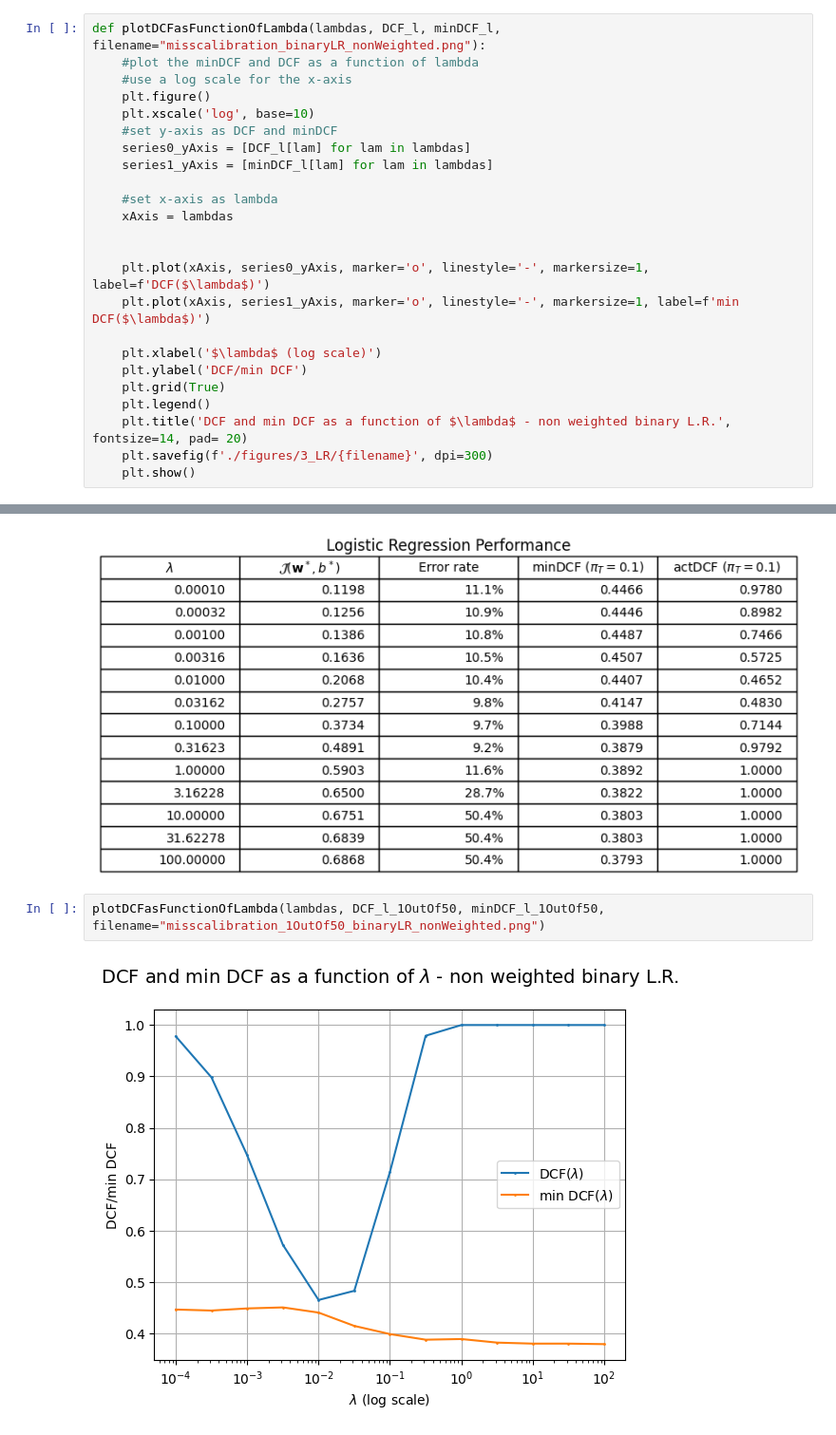
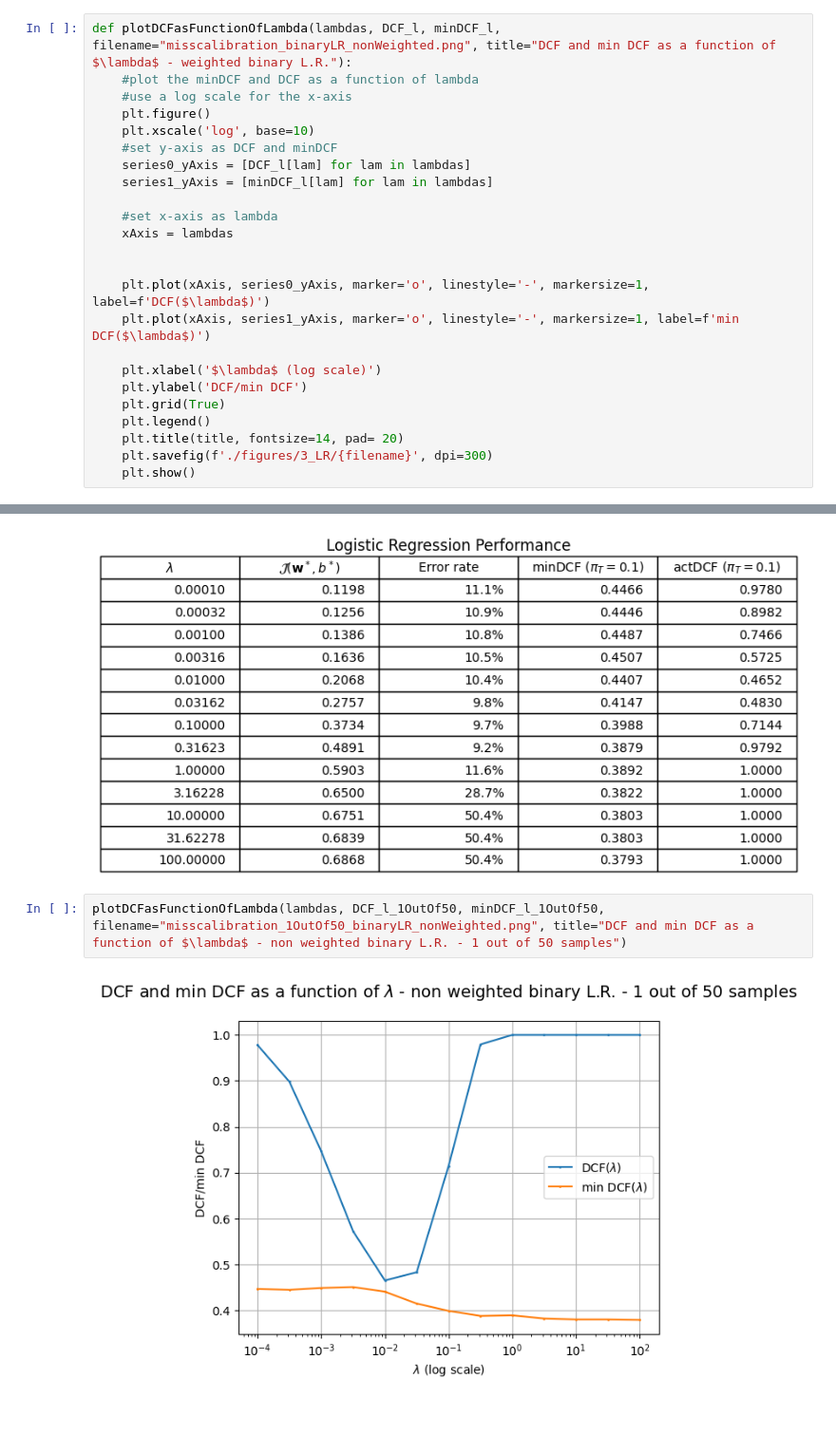
Before and after one commit to RiccardoRevalor/Fingerprint_Spoofing_Detection, a Jupyter notebook: 3_logReg_SVM.ipynb, the cells around one changed output, grey strips where cells are left out. Shown at 95% size. Cells and saved outputs as stored; diff of their text form.

```diff
--- a/3_logReg_SVM.ipynb
+++ b/3_logReg_SVM.ipynb
@@ -232,7 +234,7 @@ DCF_l: {0.0001: 0.40208973374295953, 0.00031622776601683794: 0.40506592421915, 0
 # %% [markdown]
 We can now plot the $\text{DCF}$ and $\text{min DCF}$ as functions of te hyperparameter $\lambda$, using a logarithmic scale for the x-axis of the plot:
 # %%
-def plotDCFasFunctionOfLambda(lambdas, DCF_l, minDCF_l, filename="misscalibration_binaryLR_nonWeighted.png"):
+def plotDCFasFunctionOfLambda(lambdas, DCF_l, minDCF_l, filename="misscalibration_binaryLR_nonWeighted.png", title="DCF and min DCF as a function of $\lambda$ - weighted binary L.R."):
     #plot the minDCF and DCF as a function of lambda
     #use a log scale for the x-axis
     plt.figure()
@@ -252,7 +254,7 @@ def plotDCFasFunctionOfLambda(lambdas, DCF_l, minDCF_l, filename="misscalibratio
     plt.ylabel('DCF/min DCF')
     plt.grid(True)
     plt.legend()
-    plt.title('DCF and min DCF as a function of $\lambda$ - non weighted binary L.R.', fontsize=14, pad= 20)
+    plt.title(title, fontsize=14, pad= 20)
     plt.savefig(f'./figures/3_LR/{filename}', dpi=300)
     plt.show()
 # %%
@@ -307,6 +309,6 @@ DTR_1OutOf50 shape: (6, 80)
 LTR_1OutOf50 shape: (80,)
 [figure]
 # %%
-plotDCFasFunctionOfLambda(lambdas, DCF_l_1OutOf50, minDCF_l_1OutOf50, filename="misscalibration_1OutOf50_binaryLR_nonWeighted.png")
+plotDCFasFunctionOfLambda(lambdas, DCF_l_1OutOf50, minDCF_l_1OutOf50, filename="misscalibration_1OutOf50_binaryLR_nonWeighted.png", title="DCF and min DCF as a function of $\lambda$ - non weighted binary L.R. - 1 out of 50 samples")
 # %% [output]
-[figure, old version]
+[figure, new version]
```
Also changed, not shown: parts of 18 cells of this notebook, 5 other files.
